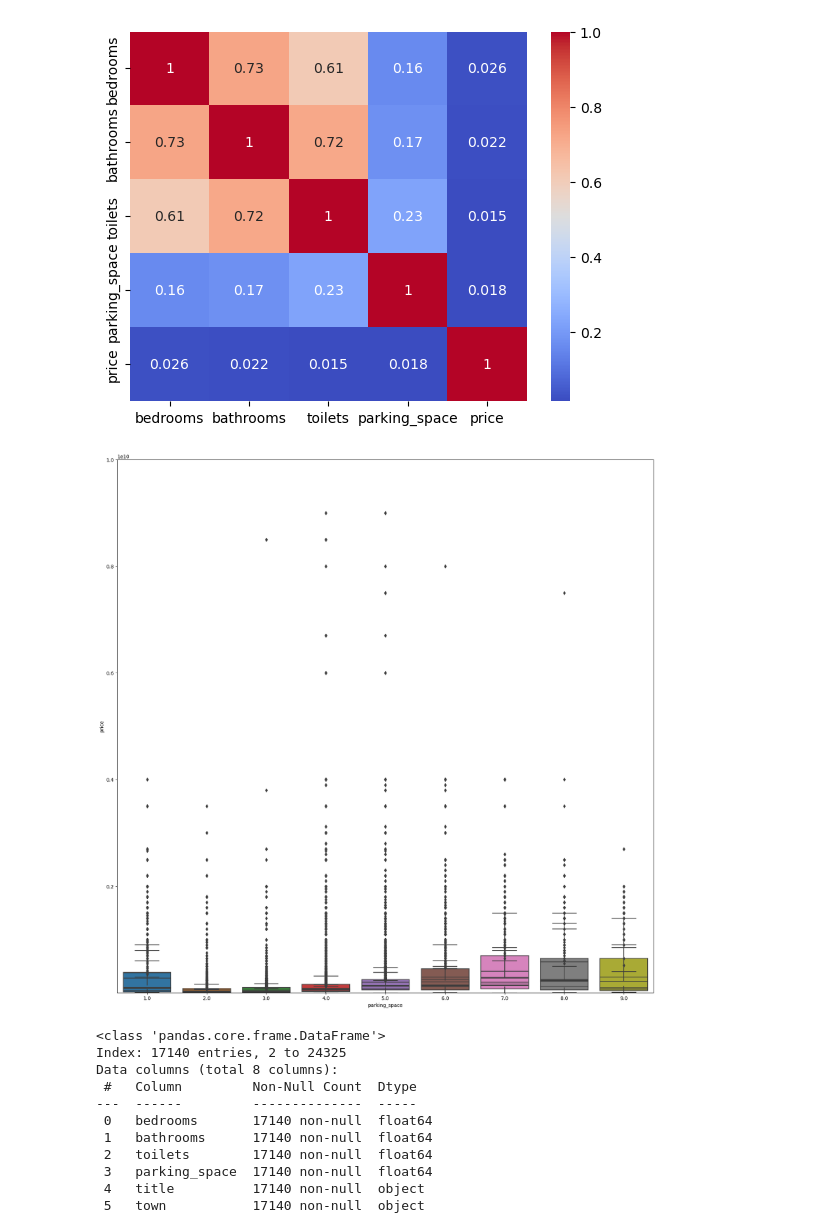
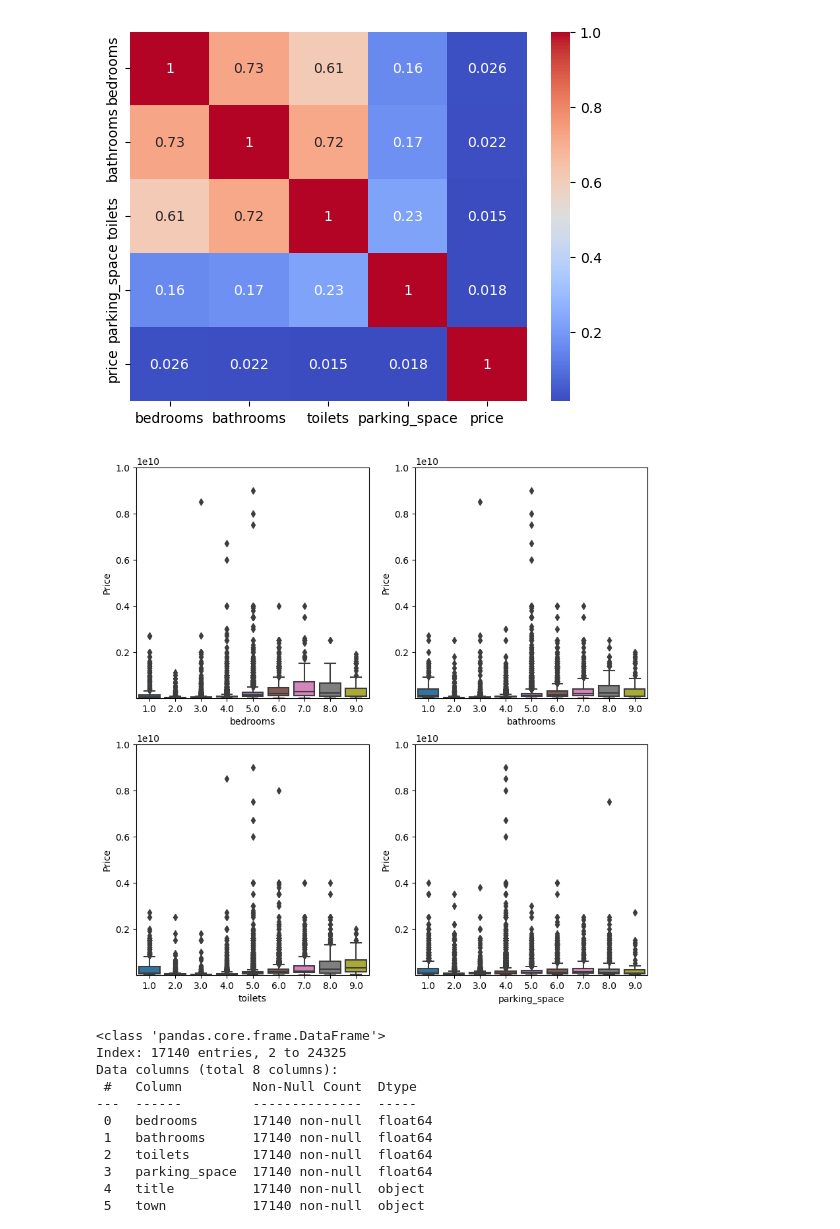
Before and after one commit to Astrrokid/zummit_cbl_ML, a Jupyter notebook: Zummit-Regression/Zummit_Regression_ChidaluCN.ipynb, the cells around one changed output. Drawn from its saved outputs; the diff is of its cells as text; code cells hidden in the pictures.

```diff
--- a/Zummit-Regression/Zummit_Regression_ChidaluCN.ipynb
+++ b/Zummit-Regression/Zummit_Regression_ChidaluCN.ipynb
@@ -78,12 +78,15 @@ Name: price, dtype: float64
 [figure]
 # %%
 #Checking for outliers
-fig = plt.figure(figsize=(20,20))
-for i in ['bedrooms','bathrooms','toilets','parking_space']:
-    sns.boxplot(x=i, y='price',data= df)
+fig = plt.figure(figsize=(10,10))
+for i, e in zip(['bedrooms','bathrooms','toilets','parking_space'],[1,2,3,4]):
+    plt.subplot(2,2,e)
+    sns.boxplot(data=df, x= i, y= 'price' )
+    plt.xlabel(i)
+    plt.ylabel('Price')
     plt.ylim(8000000,10000000000)
 # %% [output]
-[figure, old version]
+[figure, new version]
 # %%
 #Removing the rows with the outliers and viewing the new correlation with the other columns and the price column
 df = df[(df['price']< 150000000)&(df['price']>5000000)]
```
Also changed, not shown: parts of 4 cells of this notebook, 2 other files.
